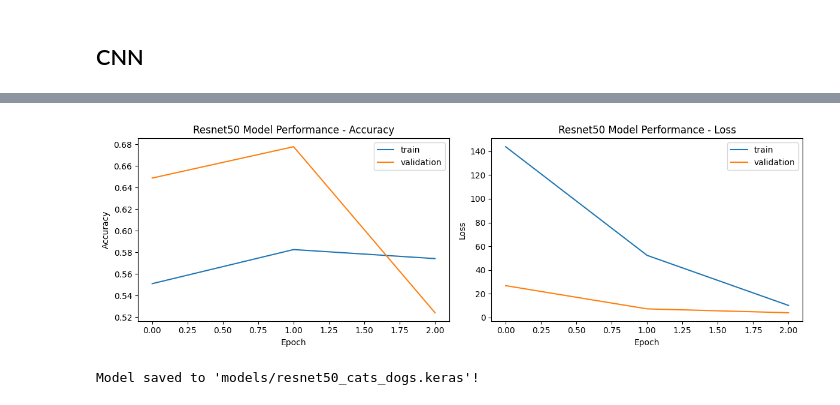
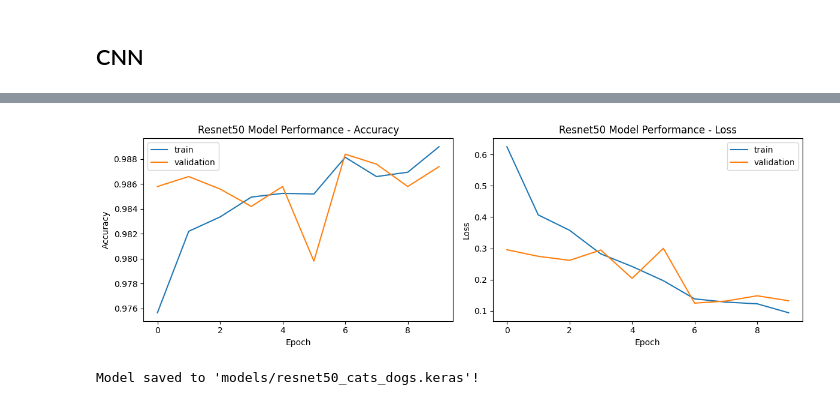
Before and after one commit to Grena30/Neural-Networks, a Jupyter notebook: notebooks/laboratory_work_2.ipynb, the cells around one changed output, grey strips where cells are left out. Drawn from its saved outputs; the diff is of its cells as text; code cells hidden in the pictures.

```diff
--- a/notebooks/laboratory_work_2.ipynb
+++ b/notebooks/laboratory_work_2.ipynb
@@ -120,6 +174,9 @@ model = Sequential()
 model.add(tf.keras.Input(shape=(224, 224, 3)))
 
 model.add(data_augmentation)
+
+# Normalization
+model.add(tf.keras.layers.Rescaling(1./255))
 
 # Block 1
 model.add(Conv2D(filters=32, padding='same', kernel_size=(7,7)))
@@ -192,13 +249,13 @@ model_path = 'models/model_cnn_cats_dogs.keras'
 if os.path.exists(model_path):
     print(f"Loading model from {model_path}...")
     model = tf.keras.models.load_model(model_path)
-# else:
-    # history = model.fit(train_dataset, validation_data=val_dataset, epochs=10)
+else:
+    history = model.fit(train_dataset, validation_data=val_dataset, epochs=10)
 
-    # loss, accuracy = model.evaluate(val_dataset)
-    # print(f"Validation Accuracy: {accuracy*100:.2f}%")
+    loss, accuracy = model.evaluate(val_dataset)
+    print(f"Validation Accuracy: {accuracy*100:.2f}%")
 
-    # plot_history(history, title="CNN Model Performance")
+    plot_history(history, title="CNN Model Performance")
 
-    # model.save(model_path)
-    # print(f"Model saved to '{model_path}'!")
+    model.save(model_path)
+    print(f"Model saved to '{model_path}'!")
@@ -254,17 +281,0 @@ Model: "sequential_8"
-# %%
-model_path = 'models/simple_cnn_cats_dogs.keras'
-
-
-if os.path.exists(model_path):
-    print(f"Loading model from {model_path}...")
-    model_simple = tf.keras.models.load_model(model_path)
-else:
-    history = model_simple.fit(train_dataset, validation_data=val_dataset, epochs=10)
-
-    loss, accuracy = model_simple.evaluate(val_dataset)
-    print(f"Validation Accuracy: {accuracy*100:.2f}%")
-
-    plot_history(history, title="CNN Simple Model Performance")
-
-    model_simple.save(model_path)
-    print(f"Model saved to '{model_path}'!")
@@ -291,13 +309,13 @@ Model saved to 'models/simple_cnn_cats_dogs.keras'!
 # %%
 base_model = ResNet50V2(weights='imagenet', include_top=False, input_shape=(224, 224, 3))
-
-# Freeze the base model
 base_model.trainable = False
 
 resnet_model = Sequential()
+resnet_model.add(tf.keras.Input(shape=(224, 224, 3)))
+
+resnet_model.add(tf.keras.layers.Lambda(tf.keras.applications.resnet_v2.preprocess_input))
 
 resnet_model.add(base_model)
-
 resnet_model.add(GlobalMaxPool2D())
 resnet_model.add(Dense(units=128))
 resnet_model.add(Activation("relu"))
@@ -313,9 +331,9 @@ if os.path.exists(model_path):
     print(f"Loading model from {model_path}...")
     resnet_model = tf.keras.models.load_model(model_path)
 else:
-    pass
+
     print("Training ResNet50 Comparison Model...")
-    history_resnet = resnet_model.fit(train_dataset, validation_data=val_dataset, epochs=3)
+    history_resnet = resnet_model.fit(train_dataset, validation_data=val_dataset, epochs=10)
 
     loss, accuracy = resnet_model.evaluate(val_dataset)
     print(f"ResNet Validation Accuracy: {accuracy*100:.2f}%")
@@ -337,2 +363,2 @@ ResNet Validation Accuracy: 52.42%
-[figure, old version]
+[figure, new version]
 Model saved to 'models/resnet50_cats_dogs.keras'!
```
Also changed, not shown: parts of 14 cells of this notebook, 1 other file.
